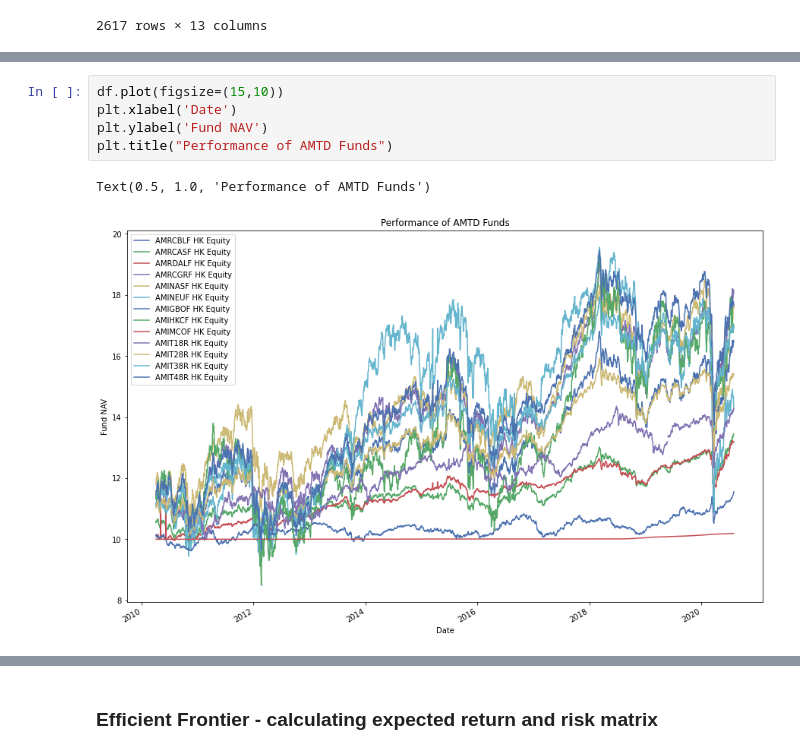
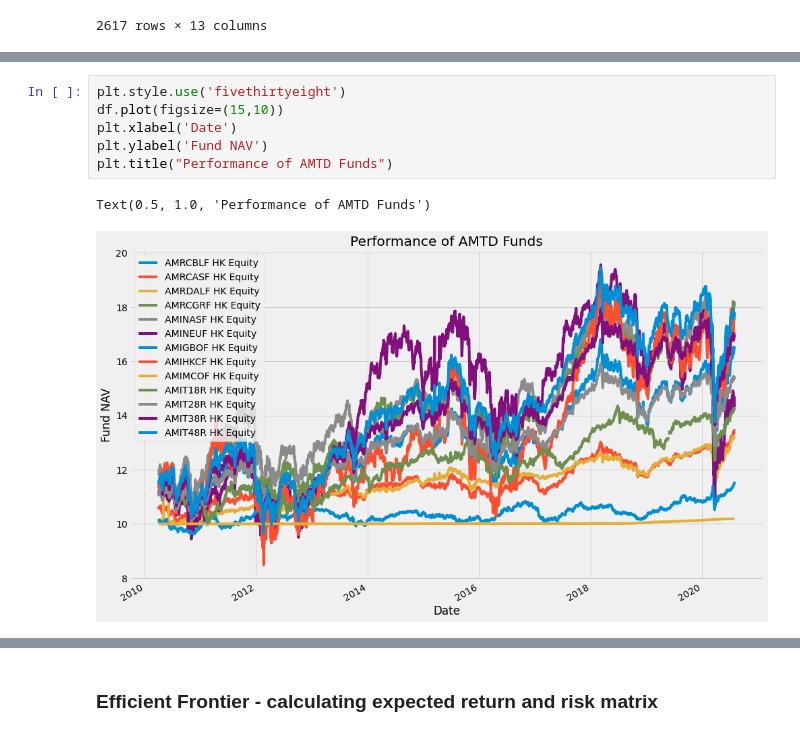
Before and after one commit to delladolphin/Data-Intelligence-Bootcademy, a Jupyter notebook: Capstone presentation_AMTD_dropped 3 funds.ipynb, the cells around one changed output, grey strips where cells are left out. Saved outputs shown, nothing was run; the diff lists cells and outputs as text.

```diff
--- a/Capstone presentation_AMTD_dropped 3 funds.ipynb
+++ b/Capstone presentation_AMTD_dropped 3 funds.ipynb
@@ -120,13 +120,14 @@ describe
 | 75% | 14.280000 | 11.970000 | 12.030000 | 15.670000 | 15.579200 | ... |
 | max | 16.810000 | 13.450000 | 13.230000 | 19.050000 | 18.494900 | ... |
 # %%
+plt.style.use('fivethirtyeight')
 df.plot(figsize=(15,10))
 plt.xlabel('Date')
 plt.ylabel('Fund NAV')
 plt.title("Performance of AMTD Funds")
 # %% [output]
 Text(0.5, 1.0, 'Performance of AMTD Funds')
-[figure, old version]
+[figure, new version]
 # %% [markdown]
 ![green-divider](https://user-images.githubusercontent.com/7065401/52071924-c003ad80-2562-11e9-8297-1c6595f8a7ff.png)
 
```
Also changed, not shown: parts of 24 cells of this notebook, 3 other files.
